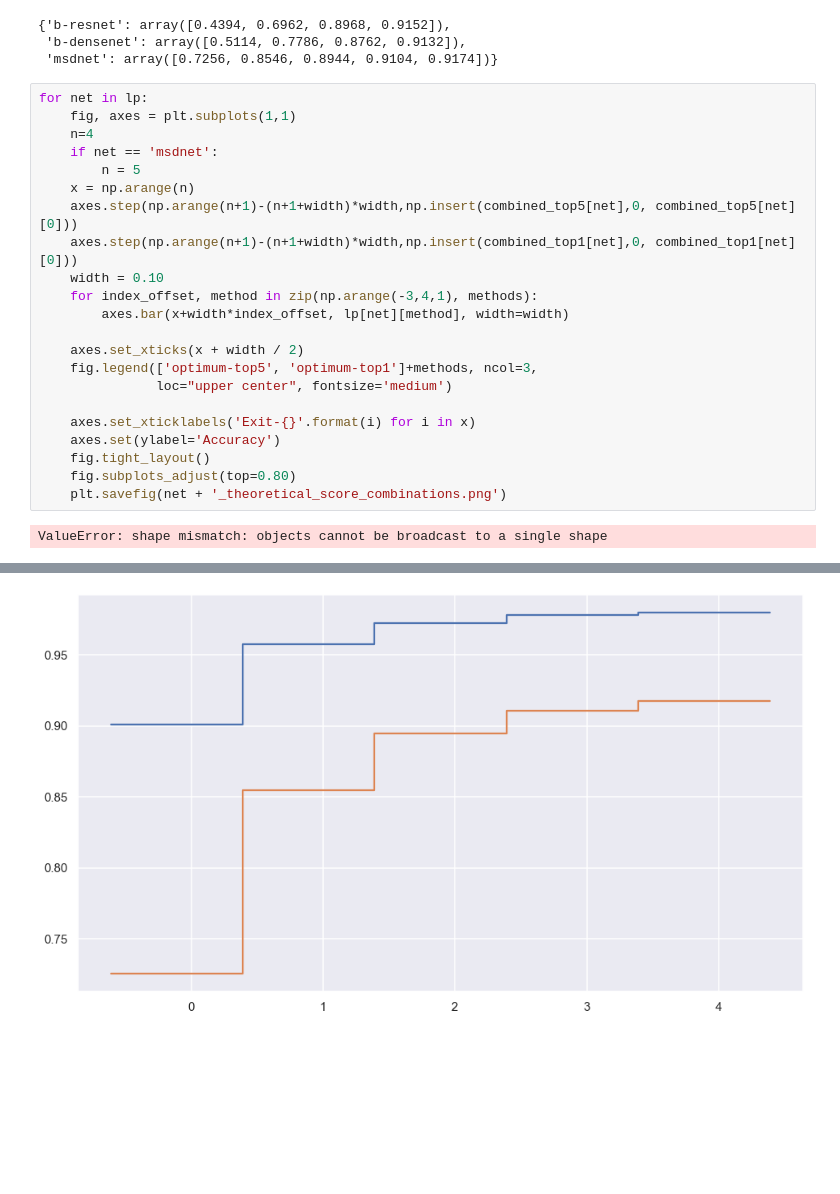
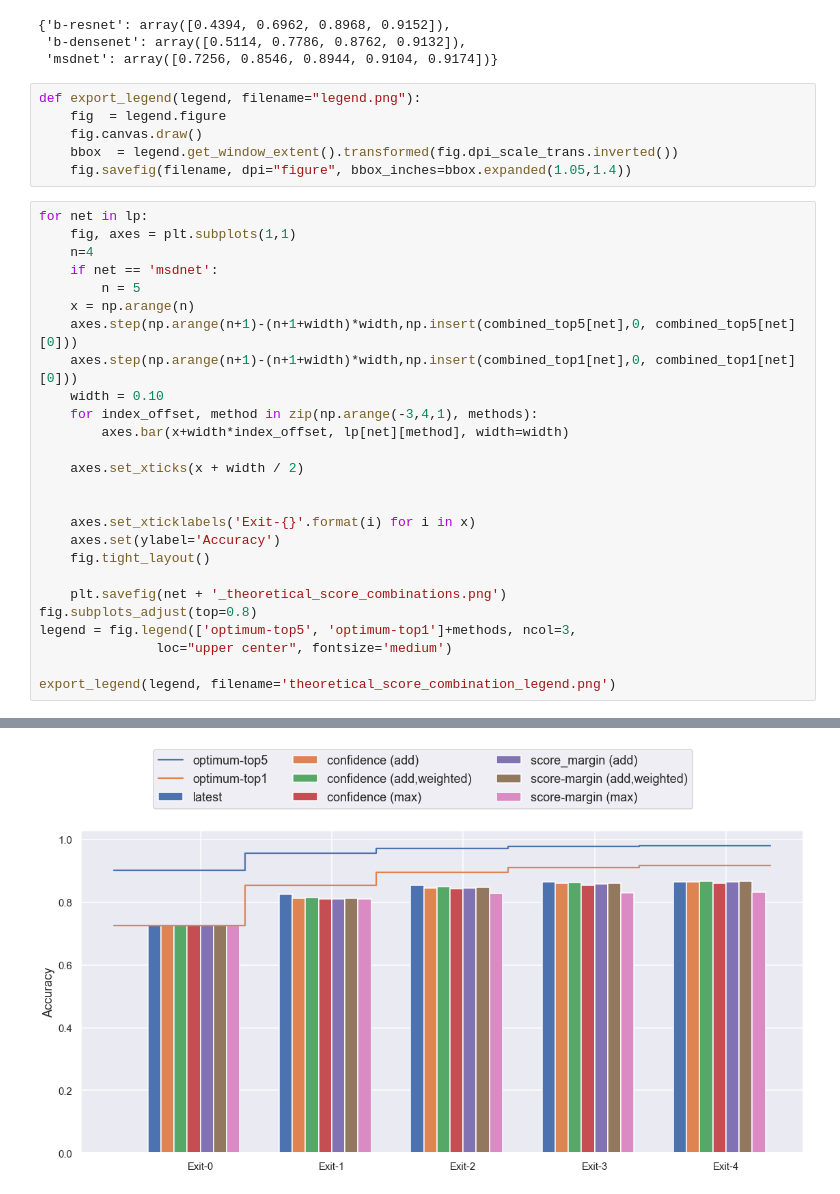
Before and after one commit to AlexKarlsen/thesis-src, a Jupyter notebook: DDNN/edge_test/sandbox.ipynb, the cells around one changed output, grey strips where cells are left out. Cells and saved outputs as stored; diff of their text form; blank space fills up the shorter version.

Commit message:
split figures legend separated

```diff
--- a/DDNN/edge_test/sandbox.ipynb
+++ b/DDNN/edge_test/sandbox.ipynb
@@ -305,6 +291,12 @@ combined_top1
 {'b-resnet': array([0.4394, 0.6962, 0.8968, 0.9152]),
  'b-densenet': array([0.5114, 0.7786, 0.8762, 0.9132]),
  'msdnet': array([0.7256, 0.8546, 0.8944, 0.9104, 0.9174])}
+# %%
+def export_legend(legend, filename="legend.png"):
+    fig  = legend.figure
+    fig.canvas.draw()
+    bbox  = legend.get_window_extent().transformed(fig.dpi_scale_trans.inverted())
+    fig.savefig(filename, dpi="figure", bbox_inches=bbox.expanded(1.05,1.4))
 # %%
 for net in lp:
     fig, axes = plt.subplots(1,1)
@@ -319,13 +311,16 @@ for net in lp:
         axes.bar(x+width*index_offset, lp[net][method], width=width)
 
     axes.set_xticks(x + width / 2)
-    fig.legend(['optimum-top5', 'optimum-top1']+methods, ncol=3,
-               loc="upper center", fontsize='medium')
+
 
     axes.set_xticklabels('Exit-{}'.format(i) for i in x)
     axes.set(ylabel='Accuracy')
     fig.tight_layout()
-    fig.subplots_adjust(top=0.80)
+
     plt.savefig(net + '_theoretical_score_combinations.png')
+fig.subplots_adjust(top=0.8)
+legend = fig.legend(['optimum-top5', 'optimum-top1']+methods, ncol=3,
+               loc="upper center", fontsize='medium')
+
+export_legend(legend, filename='theoretical_score_combination_legend.png')
 # %% [output]
-ValueError: shape mismatch: objects cannot be broadcast to a single shape
@@ -334 +329 @@ ValueError: shape mismatch: objects cannot be broadcast to a single shape
-[figure, old version]
+[figure, new version]
```
Also changed, not shown: parts of 6 cells of this notebook, 21 other files.
